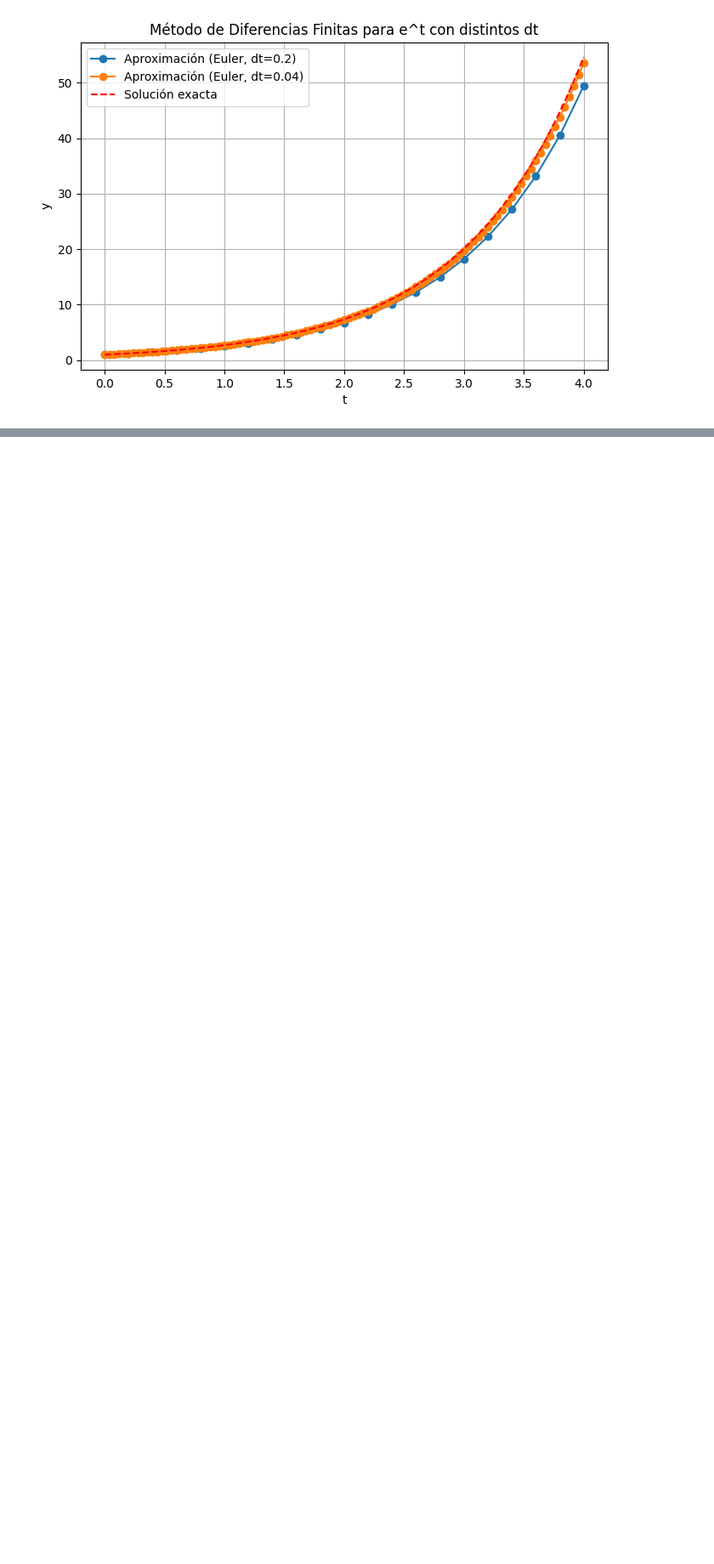
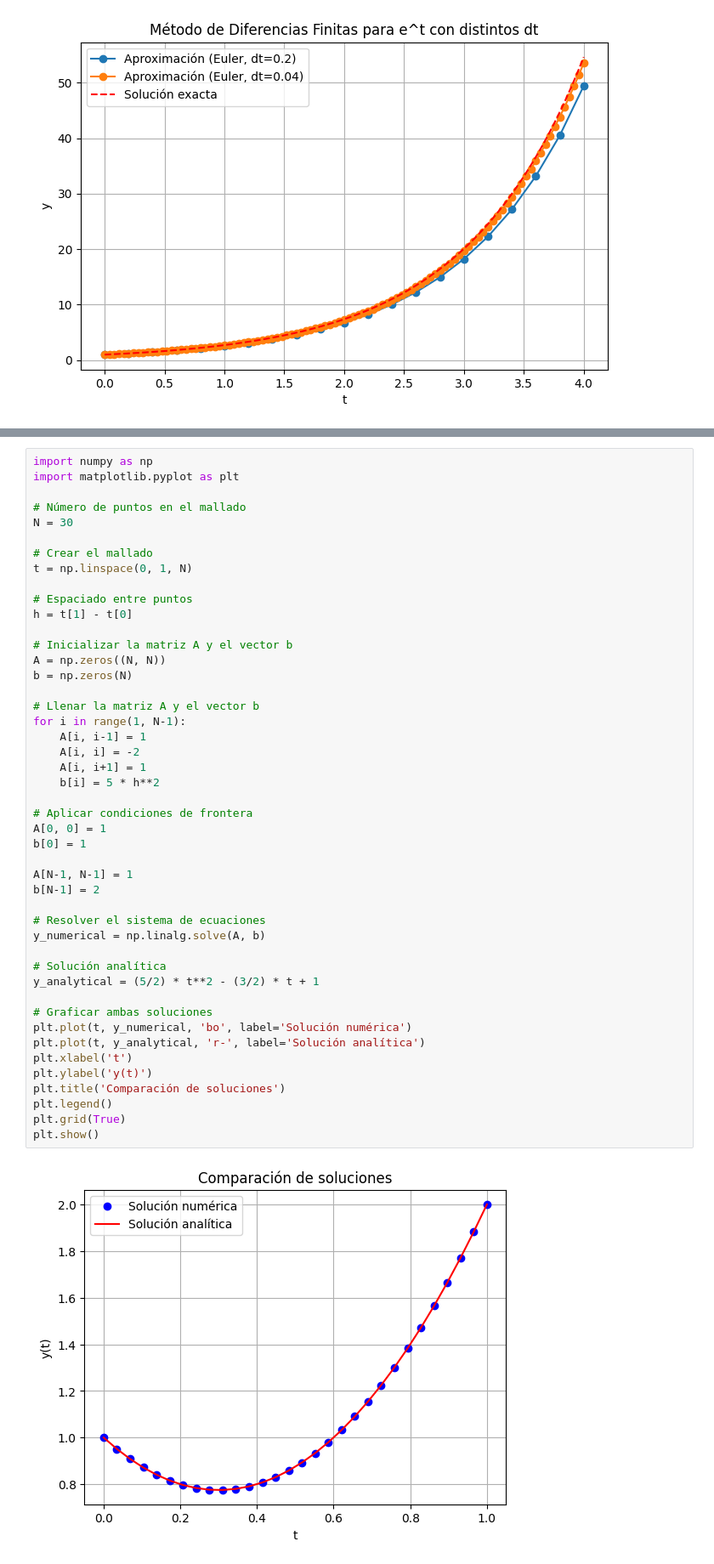
Before and after one commit to Jacobo24/Mini_Tall_Sim, a Jupyter notebook: Tall_Dif_Fin/Dif_fin.ipynb, the cells around one changed output, grey strips where cells are left out. Shown at 85% size. Cells and saved outputs as stored; diff of their text form; blank space fills up the shorter version.

```diff
--- a/Tall_Dif_Fin/Dif_fin.ipynb
+++ b/Tall_Dif_Fin/Dif_fin.ipynb
@@ -41,0 +82,48 @@ plt.show()
+# %%
+import numpy as np
+import matplotlib.pyplot as plt
+
+# Número de puntos en el mallado
+N = 30
+
+# Crear el mallado
+t = np.linspace(0, 1, N)
+
+# Espaciado entre puntos
+h = t[1] - t[0]
+
+# Inicializar la matriz A y el vector b
+A = np.zeros((N, N))
+b = np.zeros(N)
+
+# Llenar la matriz A y el vector b
+for i in range(1, N-1):
+    A[i, i-1] = 1
+    A[i, i] = -2
+    A[i, i+1] = 1
+    b[i] = 5 * h**2
+
+# Aplicar condiciones de frontera
+A[0, 0] = 1
+b[0] = 1
+
+A[N-1, N-1] = 1
+b[N-1] = 2
+
+# Resolver el sistema de ecuaciones
+y_numerical = np.linalg.solve(A, b)
+
+# Solución analítica
+y_analytical = (5/2) * t**2 - (3/2) * t + 1
+
+# Graficar ambas soluciones
+plt.plot(t, y_numerical, 'bo', label='Solución numérica')
+plt.plot(t, y_analytical, 'r-', label='Solución analítica')
+plt.xlabel('t')
+plt.ylabel('y(t)')
+plt.title('Comparación de soluciones')
+plt.legend()
+plt.grid(True)
+plt.show()
+# %% [output]
+[figure, added]
```
Also changed, not shown: parts of 7 cells of this notebook.
